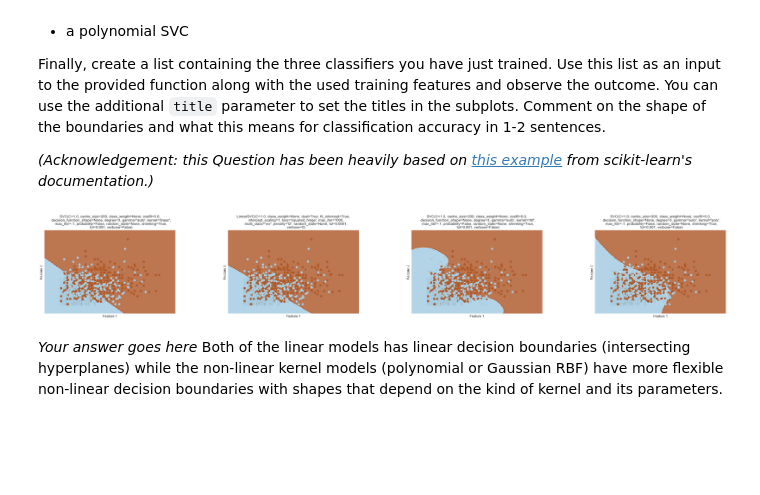
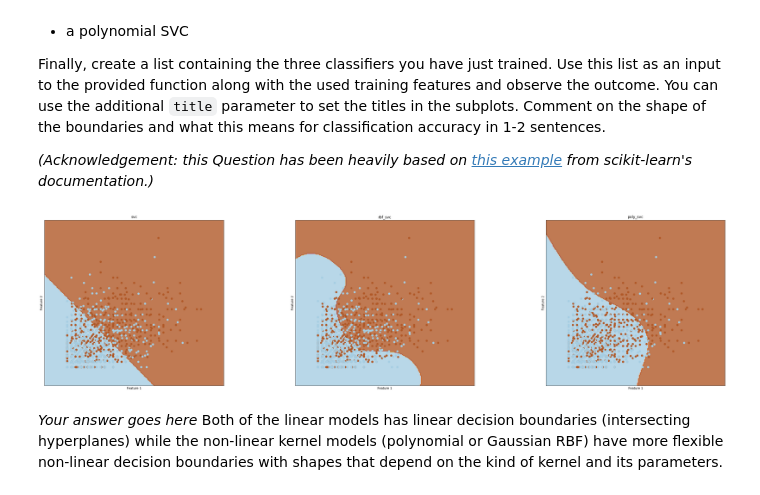
Before and after one commit to JessieWin/1234567, a Jupyter notebook: Downloads/iaml2017-master/07_Assignment_3.ipynb, the cells around one changed output. Saved outputs shown, nothing was run; the diff lists cells and outputs as text; code cells hidden in the pictures; blank space fills up the shorter version.

```diff
--- a/Downloads/iaml2017-master/07_Assignment_3.ipynb
+++ b/Downloads/iaml2017-master/07_Assignment_3.ipynb
@@ -409,0 +389,7 @@ the max accuracy is:0.684636118598 when c = 0.00428133239872
+# %%
+X_tval = np.asarray(X_tval)
+print("the max mean accuracy across CV folds is:{} when c = {}".format(np.max(acc_mean),C[np.argmax(acc_mean)]))
+lr = LogisticRegression(solver='lbfgs', C=C[np.argmax(acc_mean)])
+lr.fit(X_ttr, y_tr)
+acc_lr = lr.score(X_tval, y_val)
+print("The accuracy on validation set is:{} when c = {}".format(accv,C[np.argmax(acc_mean)]))
@@ -412,20 +401,9 @@ the max accuracy is:0.684636118598 when c = 0.00428133239872
 Scikit-learn offers a [`LogisticRegressionCV`](http://scikit-learn.org/0.17/modules/generated/sklearn.linear_model.LogisticRegressionCV.html) module which implements Logistic Regression with builtin cross-validation to find out the optimal `C` parameter. You can specify the range for the `C` parameter, as well as the cross-validation method you want to use with the `Cs` and `cv` parameters, respectively. Use the `C` range you set up in Question 1.12 and the 3-fold cross-validation iterator from Question 1.11. Once again, train the models by using the `lbfgs` optimisation method and display the optimal value for the parameter `C`. Finally, display the classification accuracy on the validation set. Check your results are consistent with those from Question 1.14!
 # %%
 # Your code goes here
-X_tval = np.asarray(X_tval)
-acc_lrc= np.zeros((3,20))
-i=0
-for k, (train_index, test_index) in enumerate(kf.split(X_tval,y_val)):
-    j=0
-    for c_value in C:
-        lrc = LogisticRegressionCV(solver='lbfgs', Cs=C.tolist())
-        lrc.fit(X_tval[train_index], y_val[train_index])
-        acc = lrc.score(X_tval[test_index], y_val[test_index])
-        #print("{} {} :{}".format(k,i,acc))
-        acc_lrc[i,j]=acc
-        j+=1
-    i+=1
-lrc_mean=acc_lrc.mean(axis=0)
 
-print("the max accuracy is:{} when c = {}".format(np.max(lrc_mean),lrc.C_))
+lrc = LogisticRegressionCV(solver='lbfgs', Cs=C.tolist(),cv=kf)
+lrc.fit(X_ttr, y_tr)
+acc_lrc = lrc.score(X_tval, y_val)
+print("the max accuracy is:{} when c = {}".format(acc_lrc,lrc.C_))
 # %% [output]
@@ -545,7 +523,7 @@ def show_svc_decision_boundaries(clfs, X, title=None):
     y_min, y_max = X[:, 1].min() - 1, X[:, 1].max() + 1
     xx, yy = np.meshgrid(np.arange(x_min, x_max, h),
                          np.arange(y_min, y_max, h))
-    plt.figure(figsize=(40,5))
+    plt.figure(figsize=(40,10))
     for i, clf in enumerate(clfs):
         plt.subplot(1, len(clfs), i + 1)
         plt.subplots_adjust(wspace=0.4, hspace=0.4)
@@ -565,17 +543,17 @@ def show_svc_decision_boundaries(clfs, X, title=None):
 # %%
 # Your code goes here
 X = pd.DataFrame()
 X[1] = X_ttr[20]
 X[2] = X_ttr[75]
 X = np.asarray(X)
 svc = svm.SVC(kernel='linear').fit(X, y_tr)
 rbf_svc = svm.SVC(kernel='rbf').fit(X,y_tr)
 poly_svc = svm.SVC(kernel='poly').fit(X,y_tr)
-lin_svc = svm.LinearSVC().fit(X,y_tr)
-clfs =[svc,lin_svc,rbf_svc,poly_svc]
-show_svc_decision_boundaries(clfs, X, title=clfs)
+clfs =[svc,rbf_svc,poly_svc]
+titles = ['svc','rbf_svc','poly_svc']
+show_svc_decision_boundaries(clfs, X, title=titles)
 # %% [output]
-[figure, old version]
+[figure, new version]
 # %% [markdown]
 *Your answer goes here*
 Both of the linear models has linear decision boundaries (intersecting hyperplanes) while the non-linear kernel models (polynomial or Gaussian RBF) have more flexible non-linear decision boundaries with shapes that depend on the kind of kernel and its parameters.
```
Also changed, not shown: parts of 18 cells of this notebook.
